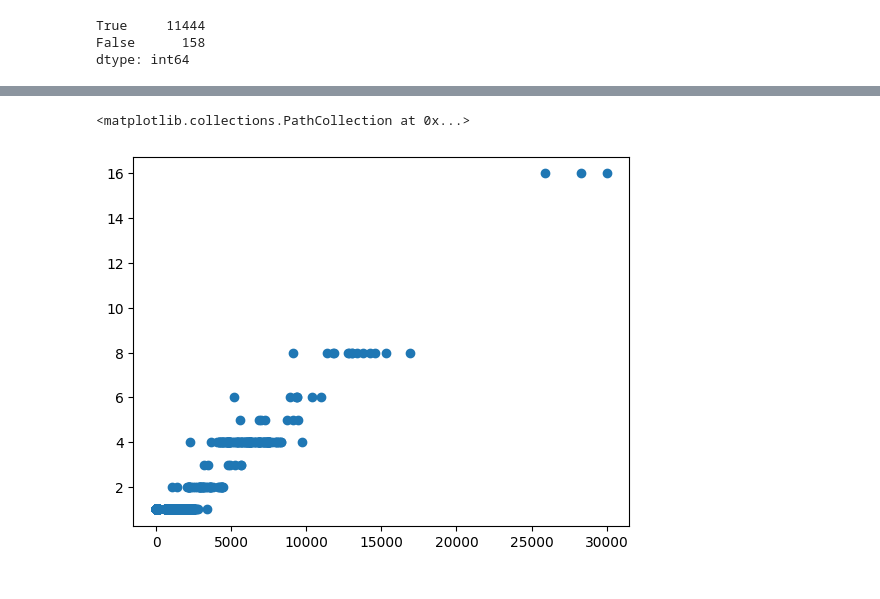
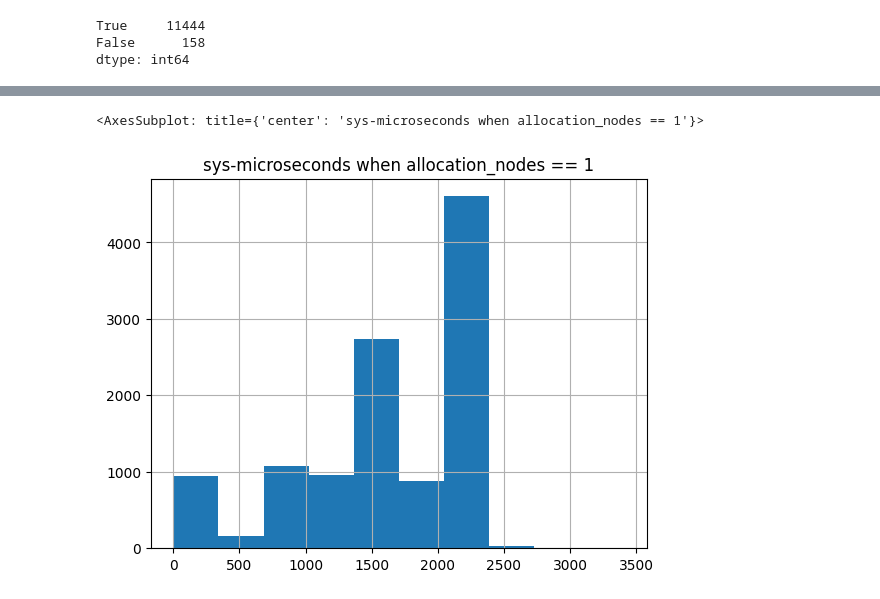
Before and after one commit to admire-eurohpc/AnomalyDetection, a Jupyter notebook: notebooks/transform_clean.ipynb, the cells around one changed output, grey strips where cells are left out. Saved outputs shown, nothing was run; the diff lists cells and outputs as text; code cells hidden in the pictures.

```diff
--- a/notebooks/transform_clean.ipynb
+++ b/notebooks/transform_clean.ipynb
@@ -41,6 +41,14 @@ df_raw = df_raw.dropna(axis=1, how='all')
 ambigous = df_raw.select_dtypes(include=['object']).columns
 df_raw[ambigous] = df_raw[ambigous].astype(str)
 
+# Only jobs longer than 1 minute
+df_raw = df_raw[df_raw['steps-time-elapsed'] > 60]
+
+# Only jobs which consumed more than 0 energy
+df_raw = df_raw[df_raw['steps-tres-consumed-total-energy'] > 0]
+
+df_raw = df_raw.reset_index(drop=True)
+
 
 df_raw.info()
 # %% [output]
@@ -110,5 +188,6 @@ dtype: int64
 # %%
-plt.scatter(df_raw['steps-time-system-microseconds'], df_raw['allocation_nodes'])
+plt.title('sys-microseconds when allocation_nodes == 1')
+df_raw['steps-time-system-microseconds'][df_raw['allocation_nodes'] == 1].hist()
 # %% [output]
-<matplotlib.collections.PathCollection at 0x...>
+<AxesSubplot: title={'center': 'sys-microseconds when allocation_nodes == 1'}>
-[figure, old version]
+[figure, new version]
```
Also changed, not shown: parts of 10 cells of this notebook.
